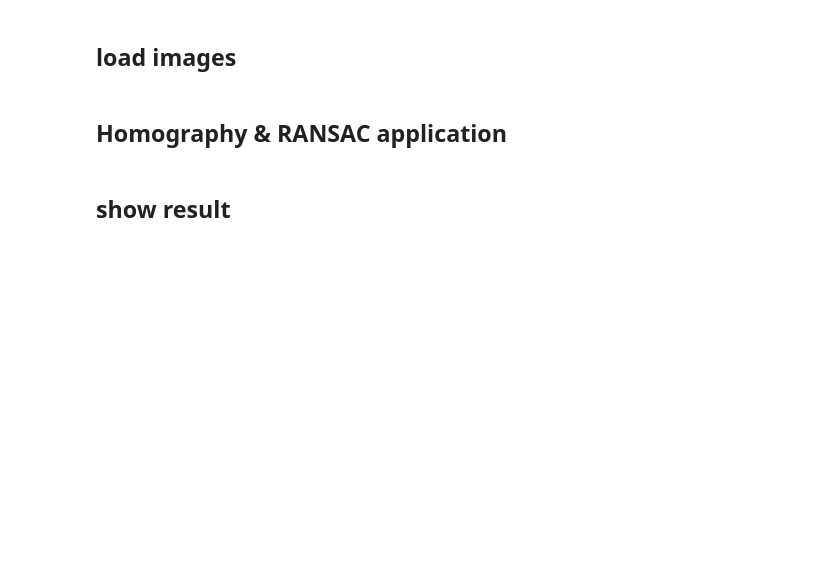
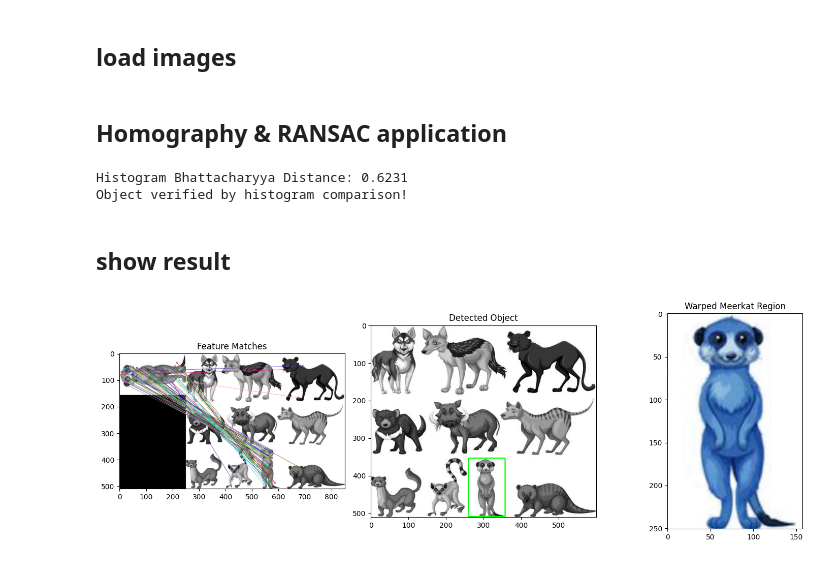
Before and after one commit to Mhrshd-fllh/CV4032, a Jupyter notebook: HW2/Practical/Practical 2/RANSAC.ipynb, the cells around one changed output. Drawn from its saved outputs; the diff is of its cells as text; code cells hidden in the pictures; blank space fills up the shorter version.

```diff
--- a/HW2/Practical/Practical 2/RANSAC.ipynb
+++ b/HW2/Practical/Practical 2/RANSAC.ipynb
@@ -184,10 +208,10 @@ img_matches = cv2.drawMatches(object_img, kp_obj, scene_img, kp_scene, good_matc
 if len(good_matches) >= 4:  # Minimum 4 points needed for homography
     # Extract source (object) and destination (scene) points from good matches
     # Hint: Use kp_obj[m.queryIdx].pt and kp_scene[m.trainIdx].pt, reshape to (-1, 1, 2)
-    src_pts = #TODO
-    dst_pts = #TODO
+    src_pts = np.float32([kp_obj[m.queryIdx].pt for m in good_matches]).reshape(-1, 1, 2)
+    dst_pts = np.float32([kp_scene[m.trainIdx].pt for m in good_matches]).reshape(-1, 1, 2)
 
-    H, mask = # TODO: Compute the homography matrix using RANSAC
+    H, mask = cv2.findHomography(src_pts, dst_pts, cv2.RANSAC, 5.0)
               # Hint: Use findHomography with RANSAC and a reasonable threshold (e.g., 5.0)
 
     matches_mask = mask.ravel().tolist()
@@ -214,11 +238,13 @@ warped_scene = cv2.warpPerspective(scene_color_full, H_inv, (w, h))
 
 # Convert images to HSV and compute histograms for verification
 # Hint: Convert to HSV with cv2.cvtColor, compute histograms on Hue channel with cv2.calcHist
-obj_hsv = #TODO
-warped_hsv = #TODO
+# print(object_img.shape)
+obj_hsv = cv2.cvtColor(object_img, cv2.COLOR_GRAY2BGR)
+obj_hsv = cv2.cvtColor(obj_hsv, cv2.COLOR_BGR2HSV)
+warped_hsv = cv2.cvtColor(warped_scene, cv2.COLOR_BGR2HSV)
 
-hist_obj = #TODO
-hist_warped = #TODO
+hist_obj = cv2.calcHist([obj_hsv], [0], None, [256], [0,256])
+hist_warped = cv2.calcHist([warped_hsv], [0], None, [256], [0, 256])
 
 cv2.normalize(hist_obj, hist_obj)
 cv2.normalize(hist_warped, hist_warped)
@@ -226,17 +252,22 @@ cv2.normalize(hist_warped, hist_warped)
 # Compare histograms (Bhattacharyya distance)
 hist_diff = cv2.compareHist(hist_obj, hist_warped, cv2.HISTCMP_BHATTACHARYYA)
 print(f"Histogram Bhattacharyya Distance: {hist_diff:.4f}")
-verification_threshold = 0.5  # Adjust based on testing
+verification_threshold = 0.65  # Adjust based on testing
 if hist_diff < verification_threshold:
     print("Object verified by histogram comparison!")
 else:
     print("Object not verified by histogram comparison.")
+# %% [output]
+Histogram Bhattacharyya Distance: 0.6231
+Object verified by histogram comparison!
 # %% [markdown]
 ## show result
 # %%
 plt.figure(figsize=(15, 5))
 plt.subplot(131), plt.imshow(img_matches), plt.title('Feature Matches')
 plt.subplot(132), plt.imshow(scene_color), plt.title('Detected Object')
-plt.subplot(133), plt.imshow(warped_scene), plt.title('Warped Meerkat Region')
+plt.subplot(133), plt.imshow(cv2.rotate(warped_scene, cv2.ROTATE_90_CLOCKWISE)), plt.title('Warped Meerkat Region')
 plt.tight_layout()
 plt.show()
+# %% [output]
+[figure, added]
```
Also changed, not shown: parts of 5 cells of this notebook, 3 other files.
